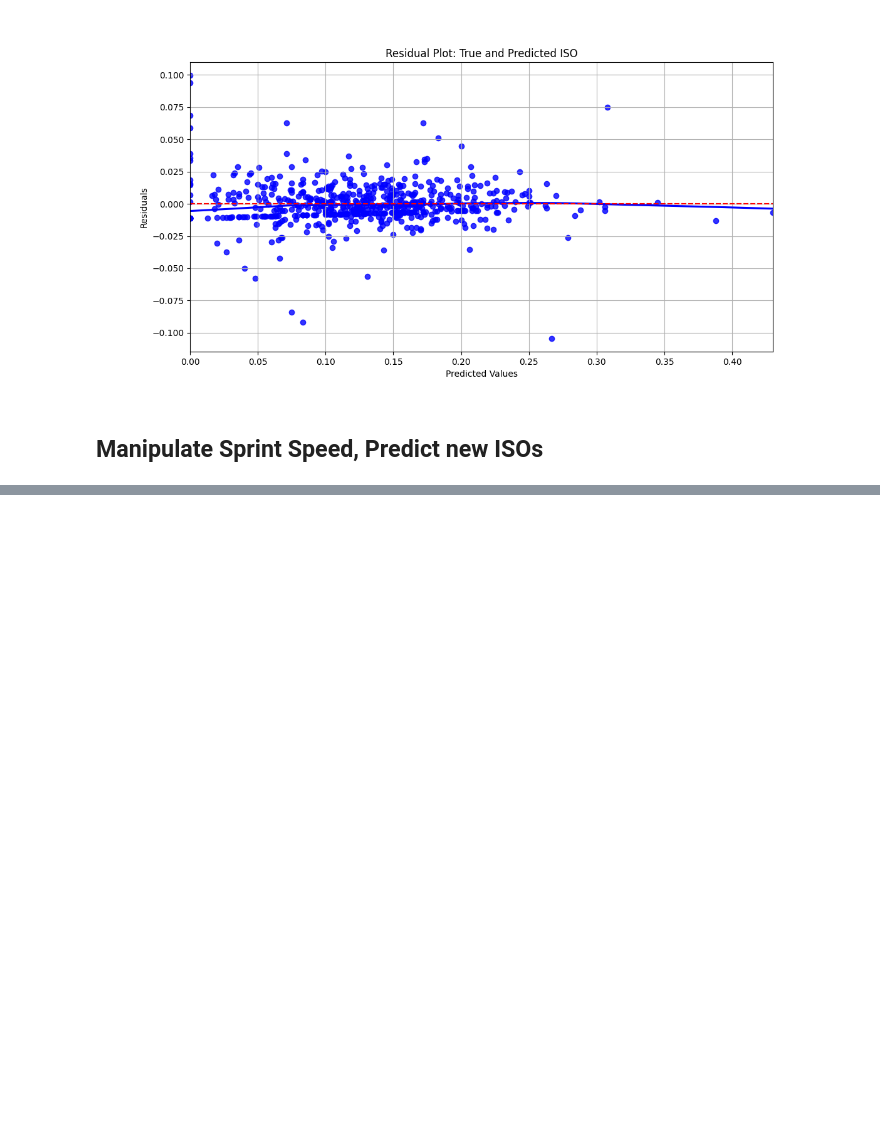
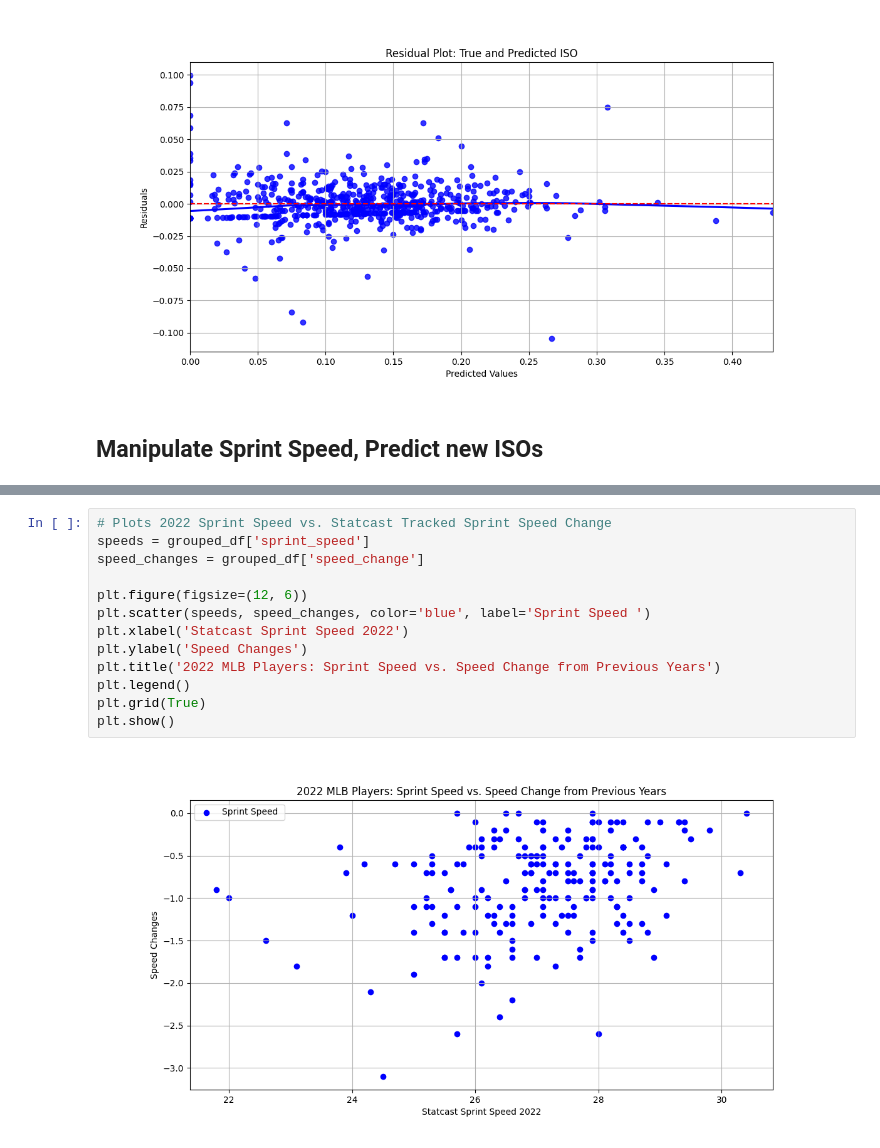
Before and after one commit to joshsalce/Speed_ISO, a Jupyter notebook: Third Pass Model/Final_Model.ipynb, the cells around one changed output, grey strips where cells are left out. Cells and saved outputs as stored; diff of their text form; blank space fills up the shorter version.

```diff
--- a/Third Pass Model/Final_Model.ipynb
+++ b/Third Pass Model/Final_Model.ipynb
@@ -487,0 +531,15 @@ dev_results_df
+# %%
+# Plots 2022 Sprint Speed vs. Statcast Tracked Sprint Speed Change
+speeds = grouped_df['sprint_speed']
+speed_changes = grouped_df['speed_change']
+
+plt.figure(figsize=(12, 6))
+plt.scatter(speeds, speed_changes, color='blue', label='Sprint Speed ')
+plt.xlabel('Statcast Sprint Speed 2022')
+plt.ylabel('Speed Changes')
+plt.title('2022 MLB Players: Sprint Speed vs. Speed Change from Previous Years')
+plt.legend()
+plt.grid(True)
+plt.show()
+# %% [output]
+[figure, added]
```
Also changed, not shown: parts of 20 cells of this notebook.
